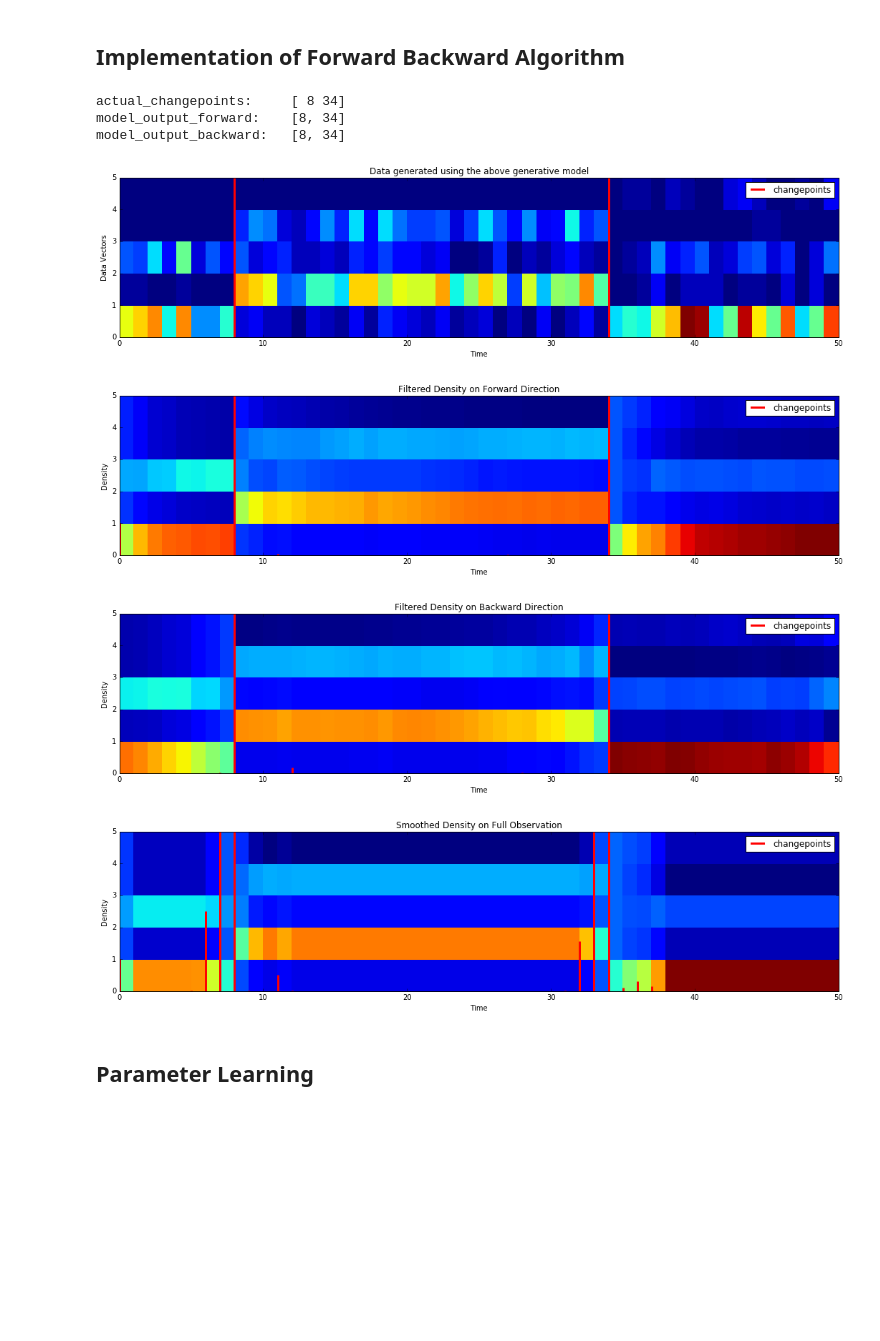
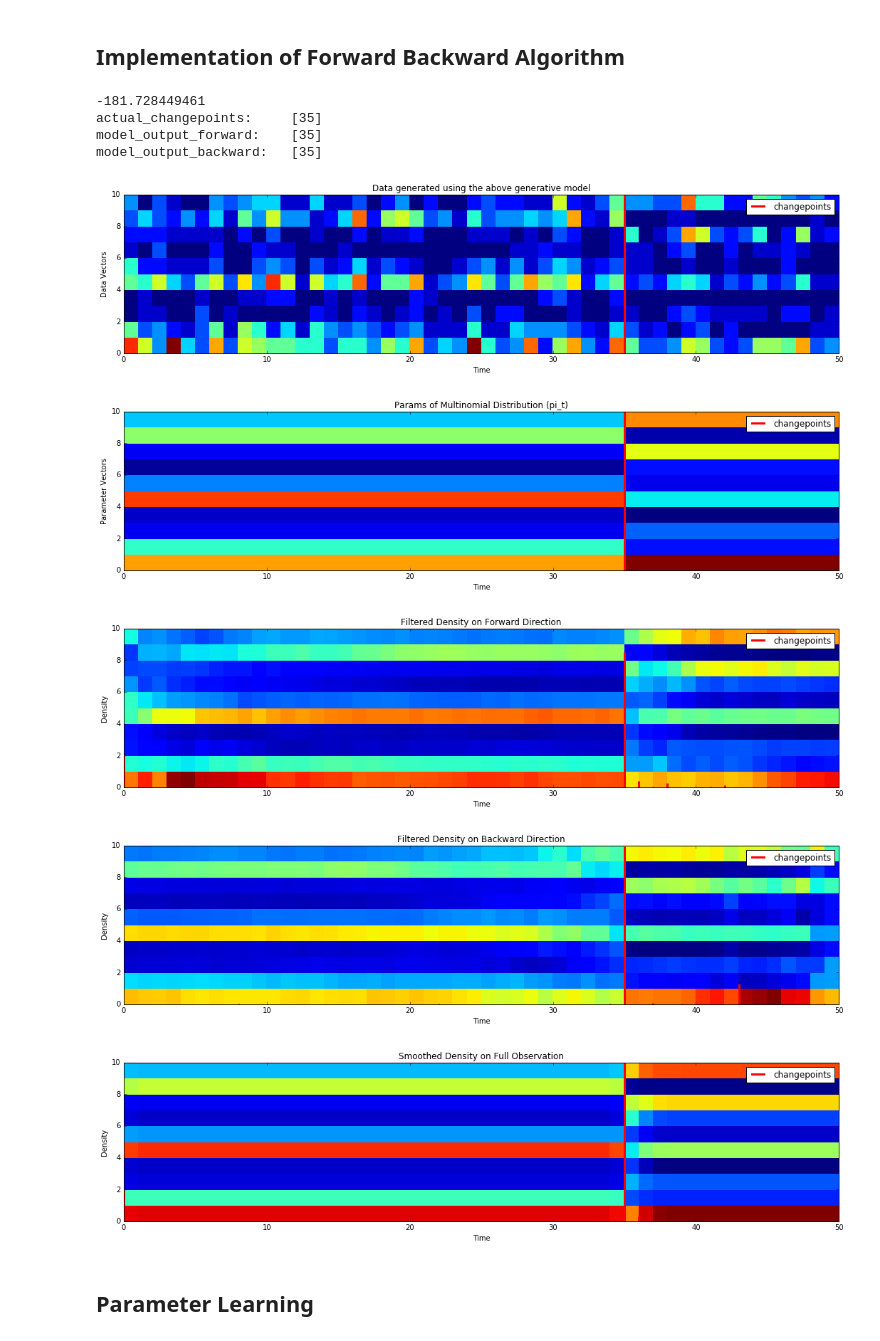
Before and after one commit to cagatayyildiz/bayesian, a Jupyter notebook: Bayesian_Change_Point_Model.ipynb, the cells around one changed output. Cells and saved outputs as stored; diff of their text form; code cells hidden in the pictures; blank space fills up the shorter version.

Commit message:
bug in backward found. NOT FIXED

```diff
--- a/Bayesian_Change_Point_Model.ipynb
+++ b/Bayesian_Change_Point_Model.ipynb
@@ -337,6 +347,12 @@ class Message:
         consts = np.array(consts)
         return np.max(consts)
 
+    def print_alphas(self):
+        tmp = np.empty((0,len(self.components[0].alpha)))
+        for prt in self.components:
+            tmp = np.vstack((tmp,prt.alpha))
+        print(tmp.transpose())
+
     def print_norm_consts(self):
         for prt in self.components:
             print("\t\t{:f}".format(prt.c))
@@ -570,16 +588,17 @@ class ForwardBackward:
         p_change = np.zeros(T)
         smt_msgs = []
 
-        for t in range(0,T-1,1):
+        for t in range(0,T,1):
             mean_vec, cpp, smt_msg = self.model.multiply(alpha_update[t],beta_postdict[T-1-t])
             mean[:,t] = mean_vec
             p_change[t] = cpp
             smt_msgs.append(smt_msg)
-
+        '''
         [mean_vec, cpp, _] = alpha_update[-1].eval_mean_and_cpp()
         mean[:,T-1] = mean_vec
         p_change[T-1] = cpp
         smt_msgs.append(alpha_update[-1].copy())
+        '''
 
         return [mean, p_change, smt_msgs]
 
@@ -604,38 +623,45 @@ class ForwardBackward:
             msg.components.remove(min_part)
 # %%
 T = 50
-K = 5
-[cps, pi_, data] = DirichletCPModel.gen_sequence(0.05, np.random.random(K), T=T)
+K = 10
+[cps, pi_, data] = DirichletCPModel.gen_sequence(0.05, np.ones(K), T=T)
 
-model = DirichletCPModel(0.2 ,np.ones(K)*10)
+model = DirichletCPModel(0.2 ,np.random.random(K)*5)
 fb = ForwardBackward(model,L=0)
 
 [alpha_predict, alpha_update, p_change_f, mean_f] = fb.forward(data)
+tmp = []
+for comp in alpha_update[10].components:
+    tmp.append(comp.c)
+print(safe_log_sum_exp(np.array(tmp)))
+
 [beta_postdict, beta_update, p_change_b, mean_b] = fb.backward(data)
 
 model_output_forward = [i for i in range(T) if p_change_f[i]>0.5]
 model_output_backward = [i for i in range(T) if p_change_b[i]>0.5]
 
 print("actual_changepoints:\t {}".format(np.where(cps==1)[0]))
 print("model_output_forward:\t {}".format(model_output_forward))
 print("model_output_backward:\t {}".format(model_output_backward))
 
 plot_hist(data,cps,title="Data generated using the above generative model", xlabel="Time",ylabel="Data Vectors")
-# plot_hist(pi_,cps,title="Params of Multinomial Distribution (pi_t)", xlabel="Time",ylabel="Parameter Vectors")
+plot_hist(pi_,cps,title="Params of Multinomial Distribution (pi_t)", xlabel="Time",ylabel="Parameter Vectors")
 
 plot_hist(mean_f,p_change_f,title="Filtered Density on Forward Direction", xlabel="Time",ylabel="Density")
 plot_hist(mean_b,p_change_b,title="Filtered Density on Backward Direction", xlabel="Time",ylabel="Density")
 
 [mean, p_change, smt_msgs] = fb.smoothing(data)
 plot_hist(mean,p_change,title="Smoothed Density on Full Observation", xlabel="Time",ylabel="Density")
 # %% [output]
-actual_changepoints:     [ 8 34]
-model_output_forward:    [8, 34]
-model_output_backward:   [8, 34]
+-181.728449461
+actual_changepoints:     [35]
+model_output_forward:    [35]
+model_output_backward:   [35]
-[figure, old version]
+[figure, new version]
-[figure, old version]
+[figure, new version]
-[figure, old version]
+[figure, new version]
-[figure, old version]
+[figure, new version]
+[figure, added]
 # %% [markdown]
 ## Parameter Learning
 # %% [markdown]
```
Also changed, not shown: parts of 13 cells of this notebook.
